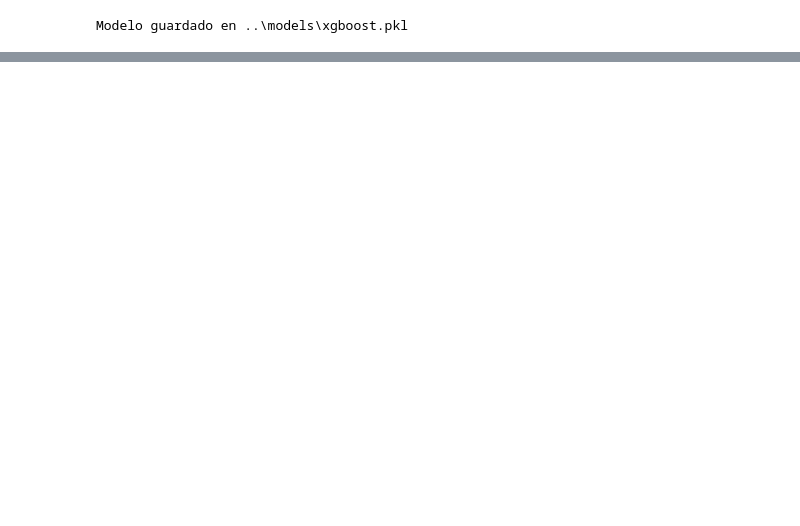
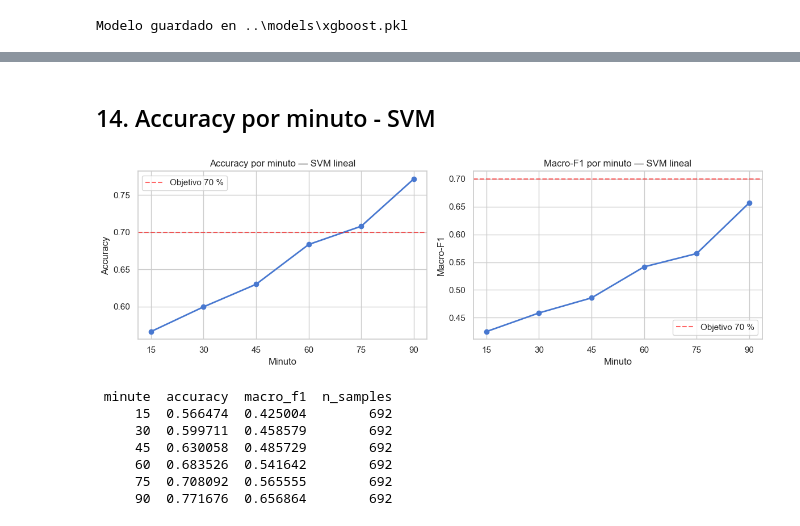
Before and after one commit to oriolologaray/TFE, a Jupyter notebook: notebooks/modeling.ipynb, the cells around one changed output, grey strips where cells are left out. Cells and saved outputs as stored; diff of their text form; code cells hidden in the pictures; blank space fills up the shorter version.

```diff
--- a/notebooks/modeling.ipynb
+++ b/notebooks/modeling.ipynb
@@ -376,0 +589,40 @@ Modelo guardado en ..\models\xgboost.pkl
+# %% [markdown]
+## 14. Accuracy por minuto - SVM
+# %%
+rows_svm = []
+
+for m in CHECKPOINTS:
+    mask = minute_vals == m
+    rows_svm.append({
+        "minute": m,
+        "accuracy": accuracy_score(y_test[mask], y_pred_svm[mask]),
+        "macro_f1": f1_score(y_test[mask], y_pred_svm[mask], average="macro"),
+        "n_samples": int(mask.sum()),
+    })
+
+minute_df_svm = pd.DataFrame(rows_svm)
+
+fig, axes = plt.subplots(1, 2, figsize=(12, 4))
+for ax, col, label in zip(axes, ["accuracy", "macro_f1"], ["Accuracy", "Macro-F1"]):
+    ax.plot(minute_df_svm["minute"], minute_df_svm[col], marker="o", linewidth=2)
+    ax.axhline(0.70, color="red", linestyle="--", alpha=0.6, label="Objetivo 70 %")
+    ax.set_xlabel("Minuto")
+    ax.set_ylabel(label)
+    ax.set_title(f"{label} por minuto — SVM lineal")
+    ax.set_xticks(CHECKPOINTS)
+    ax.legend()
+
+plt.tight_layout()
+plt.savefig(FIGS_DIR / "accuracy_por_minuto_svm.pdf", bbox_inches="tight")
+plt.show()
+
+print(minute_df_svm.to_string(index=False))
+# %% [output]
+[figure, added]
+ minute  accuracy  macro_f1  n_samples
+     15  0.566474  0.425004        692
+     30  0.599711  0.458579        692
+     45  0.630058  0.485729        692
+     60  0.683526  0.541642        692
+     75  0.708092  0.565555        692
+     90  0.771676  0.656864        692
```
Also changed, not shown: parts of 26 cells of this notebook, 13 other files.
